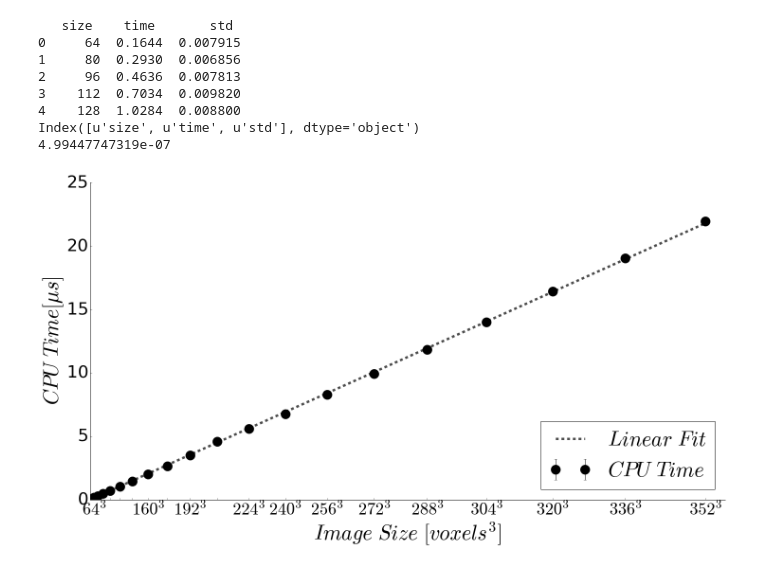
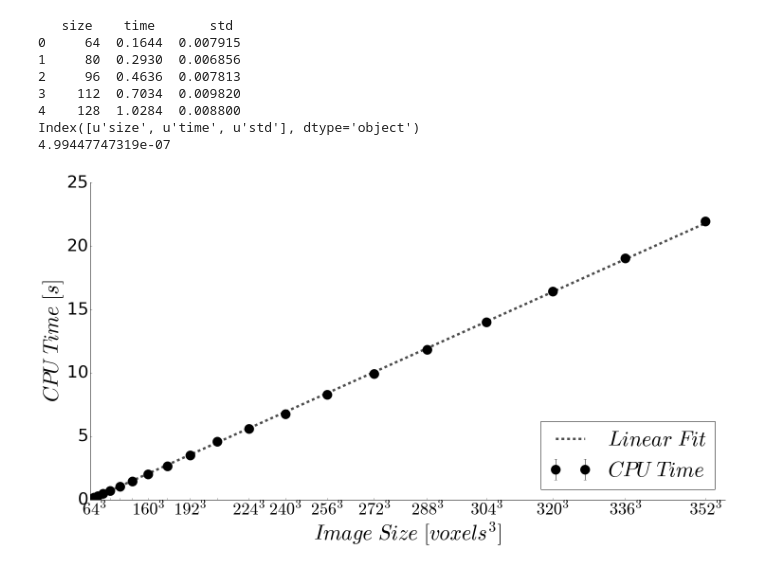
Before and after one commit to LukasMosser/PorousMediaGan, a Jupyter notebook: code/notebooks/timing/Timing Comparison.ipynb, the cells around one changed output. Drawn from its saved outputs; the diff is of its cells as text; code cells hidden in the pictures.

Commit message:
Fixed timing figure and pytorch code. Updated Readme.

```diff
--- a/code/notebooks/timing/Timing Comparison.ipynb
+++ b/code/notebooks/timing/Timing Comparison.ipynb
@@ -34,32 +34,32 @@ ax.spines['right'].set_color('none')
 ax.spines['bottom'].set_position('zero')
 ax.spines['top'].set_color('none')
 ax.xaxis.set_ticks_position('bottom')
 ax.yaxis.set_ticks_position('left')
 ax.errorbar(data[data.columns[0]]**3, data[data.columns[1]], fmt='o', color="black", markersize=20, linewidth=1, label=r"$CPU \ Time$", yerr=data[data.columns[2]])
 x_space = data[data.columns[0]].values**3
 y_trend = result.params[0]*x_space
 
 ax.plot(x_space, y_trend, linestyle="--", linewidth=5, color="black", alpha=0.7, label=r"$Linear \ Fit$")
-ax.set_ylabel(r"$CPU \ Time [\mu s]$", fontsize=44)
+ax.set_ylabel(r"$CPU \ Time \ [s]$", fontsize=44)
 ax.set_xlabel(r"$Image \ Size \ [voxels^3]$", fontsize=44)
 fig.canvas.draw()
 labels_y = [item.get_text() for item in ax.get_yticklabels()]
 ax.set_yticklabels(labels_y, fontsize=36)
 
 ax.set_xticks(data[data.columns[0]]**3)
 labels_x = [item.get_text() for item in ax.get_xticklabels()]
 labels_x = [r"$"+str(val)+r"^3$" for val in data[data.columns[0]]]
 labels_x[1] = r""
 labels_x[2] = r""
 labels_x[3] = r""
 labels_x[4] = r""
 labels_x[5] = r""
 #labels_x[6] = r""
 labels_x[7] = r""
 labels_x[9] = r""
 ax.set_xticklabels(labels_x, fontsize=36)
 ax.set_ylim(0., 25)
 ax.legend(fontsize=44, loc=4)
 fig.savefig("../../../paper/figures/timing_scaling.png", bbox_extra_artists=None, bbox_inches='tight', dpi=72)
 # %% [output]
-[figure, old version]
+[figure, new version]
```
Also changed, not shown: 2 other files.
